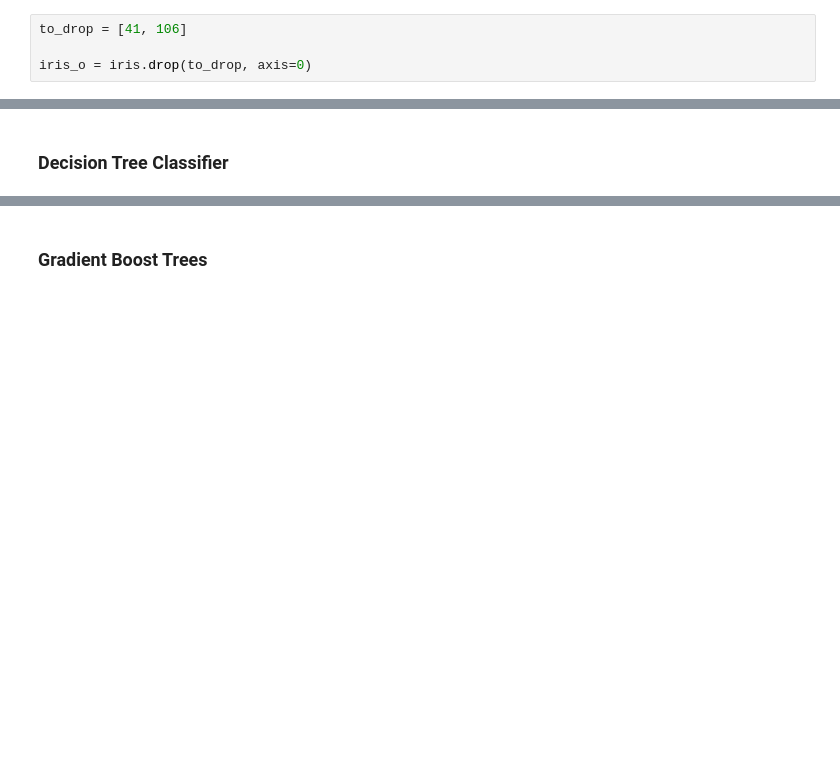
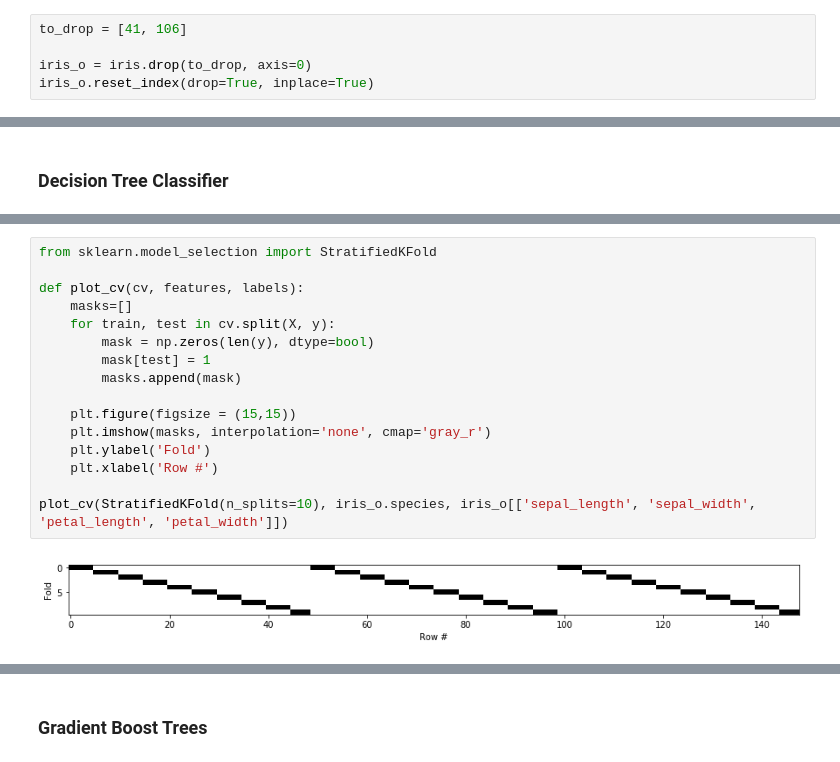
Before and after one commit to RekaCodes/iris, a Jupyter notebook: iris.ipynb, the cells around one changed output, grey strips where cells are left out. Saved outputs shown, nothing was run; the diff lists cells and outputs as text; blank space fills up the shorter version.

```diff
--- a/iris.ipynb
+++ b/iris.ipynb
@@ -277,6 +275,7 @@ I've developed a personal habit of copying dataframes to exclude outliers and ad
 to_drop = [41, 106]
 
 iris_o = iris.drop(to_drop, axis=0)
+iris_o.reset_index(drop=True, inplace=True)
 # %%
 print(f"""
 iris DF Length: {len(iris)}
@@ -511,0 +519,18 @@ TTC: 0:00:01.717956
+# %%
+from sklearn.model_selection import StratifiedKFold
+
+def plot_cv(cv, features, labels):
+    masks=[]
+    for train, test in cv.split(X, y):
+        mask = np.zeros(len(y), dtype=bool)
+        mask[test] = 1
+        masks.append(mask)
+
+    plt.figure(figsize = (15,15))
+    plt.imshow(masks, interpolation='none', cmap='gray_r')
+    plt.ylabel('Fold')
+    plt.xlabel('Row #')
+
+plot_cv(StratifiedKFold(n_splits=10), iris_o.species, iris_o[['sepal_length', 'sepal_width', 'petal_length', 'petal_width']])
+# %% [output]
+[figure, added]
```
Also changed, not shown: parts of 13 cells of this notebook.
